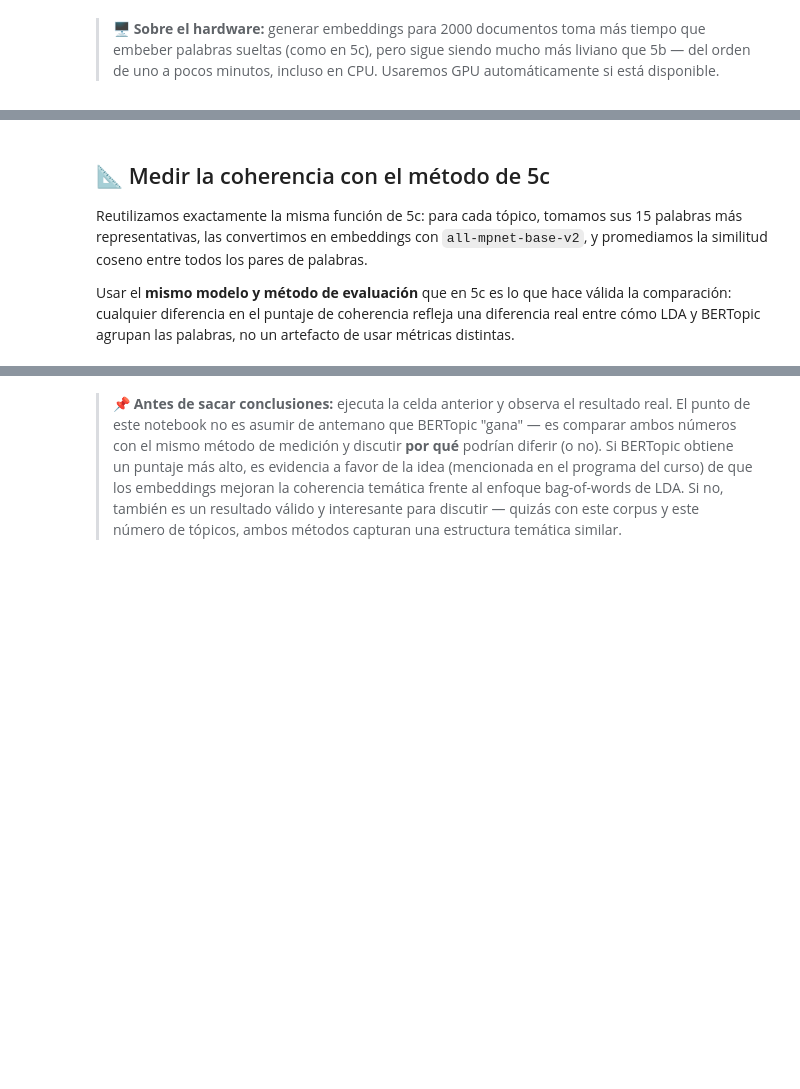
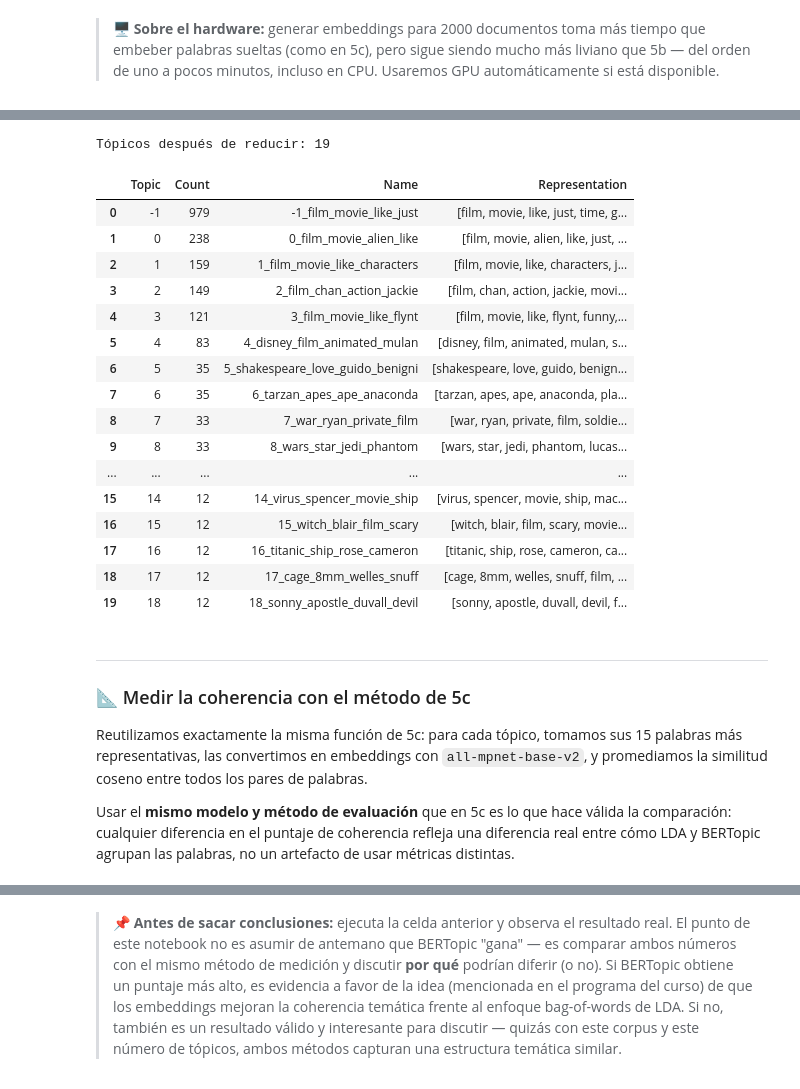
Before and after one commit to fdiaz1968/NLP, a Jupyter notebook: docs/clases/Unidad_5d_Bertopic.ipynb, the cells around one changed output, grey strips where cells are left out. Drawn from its saved outputs; the diff is of its cells as text; code cells hidden in the pictures; blank space fills up the shorter version.

```diff
--- a/docs/clases/Unidad_5d_Bertopic.ipynb
+++ b/docs/clases/Unidad_5d_Bertopic.ipynb
@@ -197,6 +435,20 @@ El criterio es entonces **redundancia**: los tópicos que se fusionan primero so
+# %%
+from IPython.display import HTML
+
+# Muestra la tabla completa (sin truncar filas) dentro de una ventana de
+# altura fija -- funciona igual en VS Code y en el sitio web, ya que el
+# scroll viene de un estilo inline, no de una hoja de estilos externa.
+# La altura por defecto (500px) deja ver ~20 filas antes de necesitar scroll.
+def show_table(df, height="500px"):
+    tabla_html = df.to_html()
+    return HTML(
+        f'<div style="max-height:{height}; overflow:auto; border:1px solid #ddd; padding:4px;">'
+        f'{tabla_html}</div>'
+    )
 # %%
 topic_model.reduce_topics(documentos, nr_topics=20)
 
 info_reducida = topic_model.get_topic_info()
 print(f"Tópicos después de reducir: {len(info_reducida) - 1}")
-info_reducida.head(21)
+show_table(info_reducida.head(21).drop(columns=["Representative_Docs"]))
+# %% [output]
@@ -203,5 +459,24 @@ info_reducida.head(21)
+Tópicos después de reducir: 19
+|  | Topic | Count | Name | Representation |
+| 0 | -1 | 979 | -1_film_movie_like_just | [film, movie, like, just, time, g... |
+| 1 | 0 | 238 | 0_film_movie_alien_like | [film, movie, alien, like, just, ... |
+| 2 | 1 | 159 | 1_film_movie_like_characters | [film, movie, like, characters, j... |
+| 3 | 2 | 149 | 2_film_chan_action_jackie | [film, chan, action, jackie, movi... |
+| 4 | 3 | 121 | 3_film_movie_like_flynt | [film, movie, like, flynt, funny,... |
+| 5 | 4 | 83 | 4_disney_film_animated_mulan | [disney, film, animated, mulan, s... |
+| 6 | 5 | 35 | 5_shakespeare_love_guido_benigni | [shakespeare, love, guido, benign... |
+| 7 | 6 | 35 | 6_tarzan_apes_ape_anaconda | [tarzan, apes, ape, anaconda, pla... |
+| 8 | 7 | 33 | 7_war_ryan_private_film | [war, ryan, private, film, soldie... |
+| 9 | 8 | 33 | 8_wars_star_jedi_phantom | [wars, star, jedi, phantom, lucas... |
+| ... | ... | ... | ... | ... |
+| 15 | 14 | 12 | 14_virus_spencer_movie_ship | [virus, spencer, movie, ship, mac... |
+| 16 | 15 | 12 | 15_witch_blair_film_scary | [witch, blair, film, scary, movie... |
+| 17 | 16 | 12 | 16_titanic_ship_rose_cameron | [titanic, ship, rose, cameron, ca... |
+| 18 | 17 | 12 | 17_cage_8mm_welles_snuff | [cage, 8mm, welles, snuff, film, ... |
+| 19 | 18 | 12 | 18_sonny_apostle_duvall_devil | [sonny, apostle, duvall, devil, f... |
 # %% [markdown]
-## 📐 Medir la coherencia con el método de 5c
+---
+### 📐 Medir la coherencia con el método de 5c
 
 Reutilizamos exactamente la misma función de 5c: para cada tópico, tomamos sus 15 palabras más representativas, las convertimos en embeddings con `all-mpnet-base-v2`, y promediamos la similitud coseno entre todos los pares de palabras.
 
```
Also changed, not shown: parts of 45 cells of this notebook, 2 other files.
